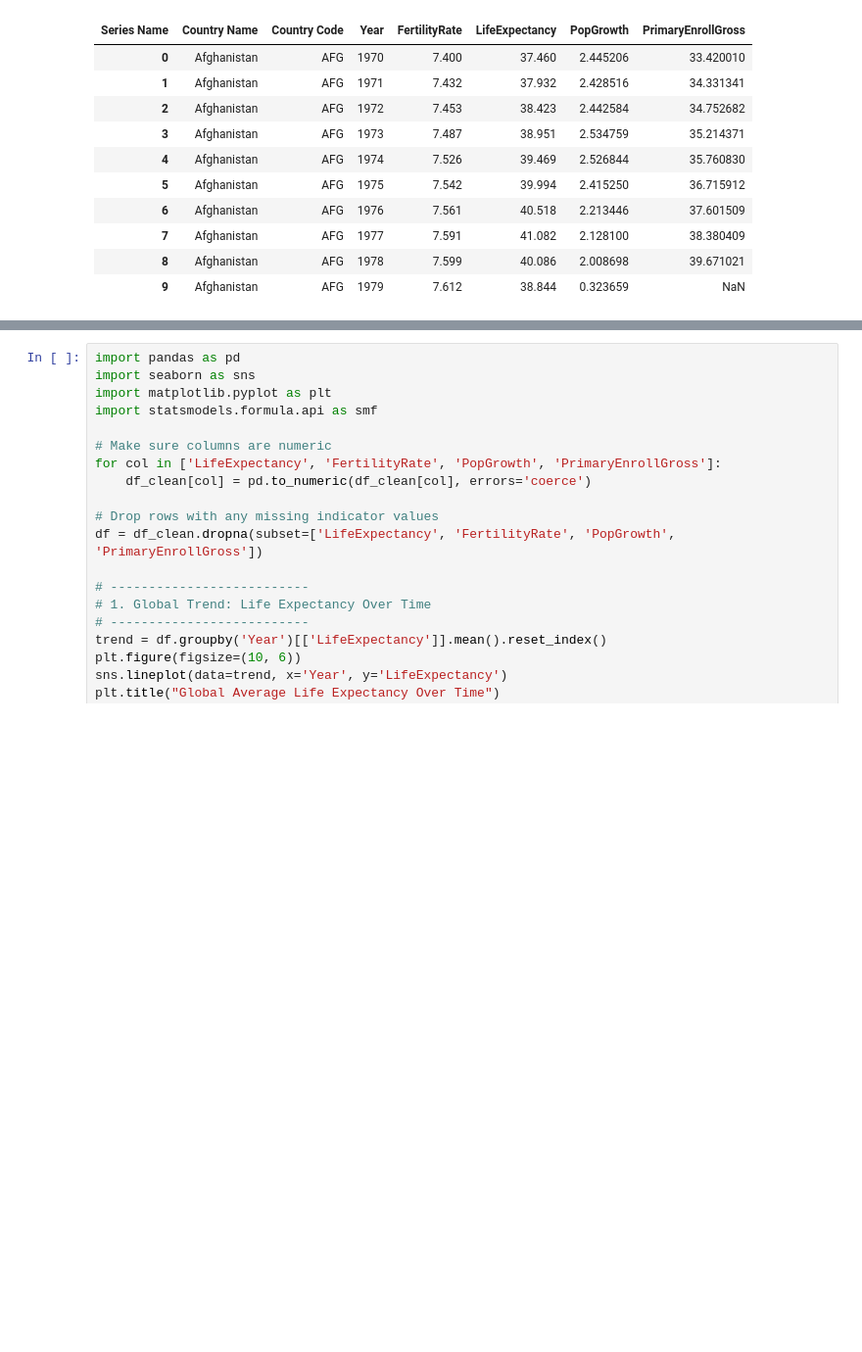
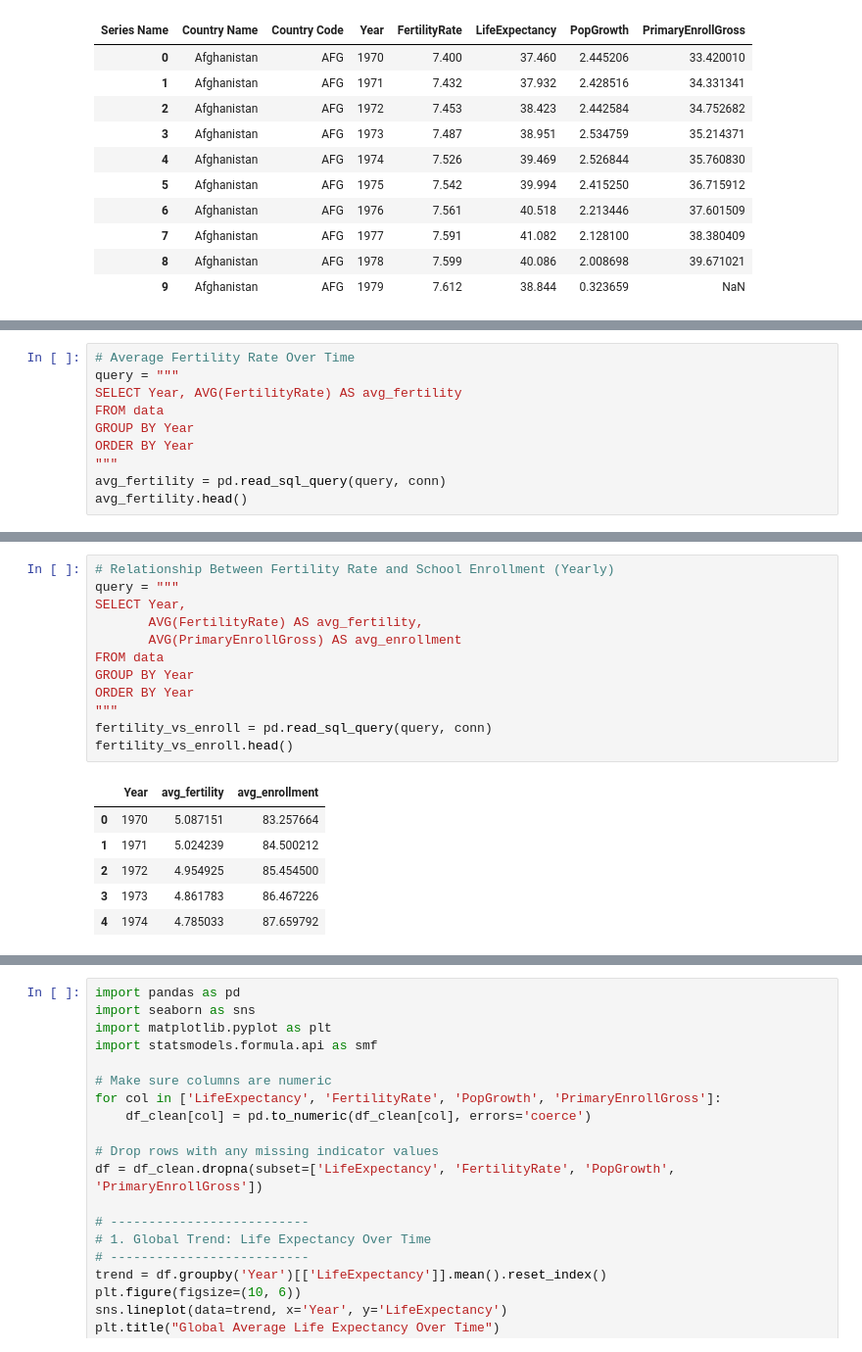
Before and after one commit to JackyAn0072/QTM350_final_project, a Jupyter notebook: scripts/data_analysis.ipynb, the cells around one changed output, grey strips where cells are left out. Shown at 98% size. Drawn from its saved outputs; the diff is of its cells as text; blank space fills up the shorter version.

```diff
--- a/scripts/data_analysis.ipynb
+++ b/scripts/data_analysis.ipynb
@@ -63,0 +94,10 @@ df_clean.head(10)
+# %%
+# Average Fertility Rate Over Time
+query = """
+SELECT Year, AVG(FertilityRate) AS avg_fertility
+FROM data
+GROUP BY Year
+ORDER BY Year
+"""
+avg_fertility = pd.read_sql_query(query, conn)
+avg_fertility.head()
@@ -63,0 +174,19 @@ df_clean.head(10)
+# %%
+# Relationship Between Fertility Rate and School Enrollment (Yearly)
+query = """
+SELECT Year,
+       AVG(FertilityRate) AS avg_fertility,
+       AVG(PrimaryEnrollGross) AS avg_enrollment
+FROM data
+GROUP BY Year
+ORDER BY Year
+"""
+fertility_vs_enroll = pd.read_sql_query(query, conn)
+fertility_vs_enroll.head()
+# %% [output]
+|  | Year | avg_fertility | avg_enrollment |
+| 0 | 1970 | 5.087151 | 83.257664 |
+| 1 | 1971 | 5.024239 | 84.500212 |
+| 2 | 1972 | 4.954925 | 85.454500 |
+| 3 | 1973 | 4.861783 | 86.467226 |
+| 4 | 1974 | 4.785033 | 87.659792 |
```
Also changed, not shown: parts of 9 cells of this notebook, 10 other files.
